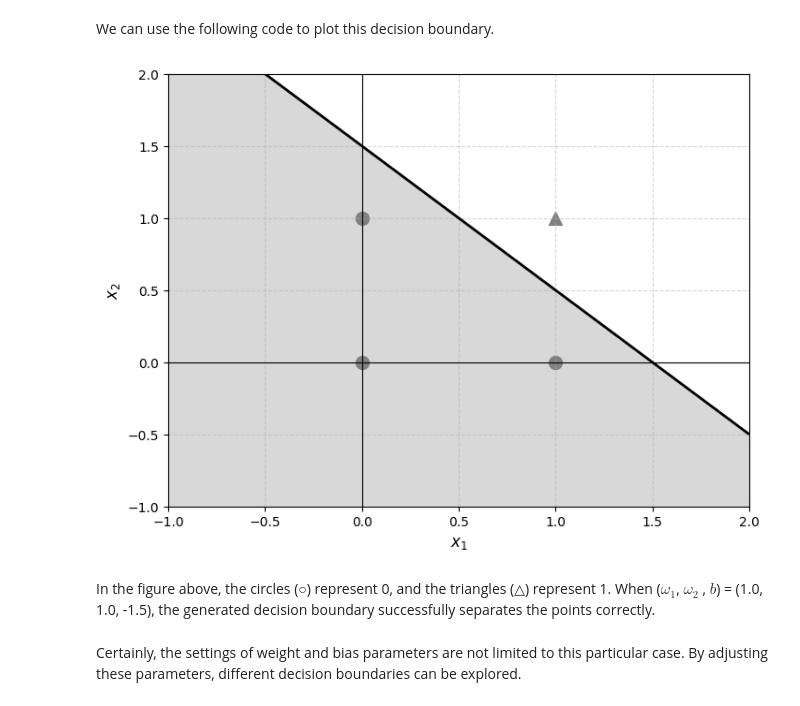
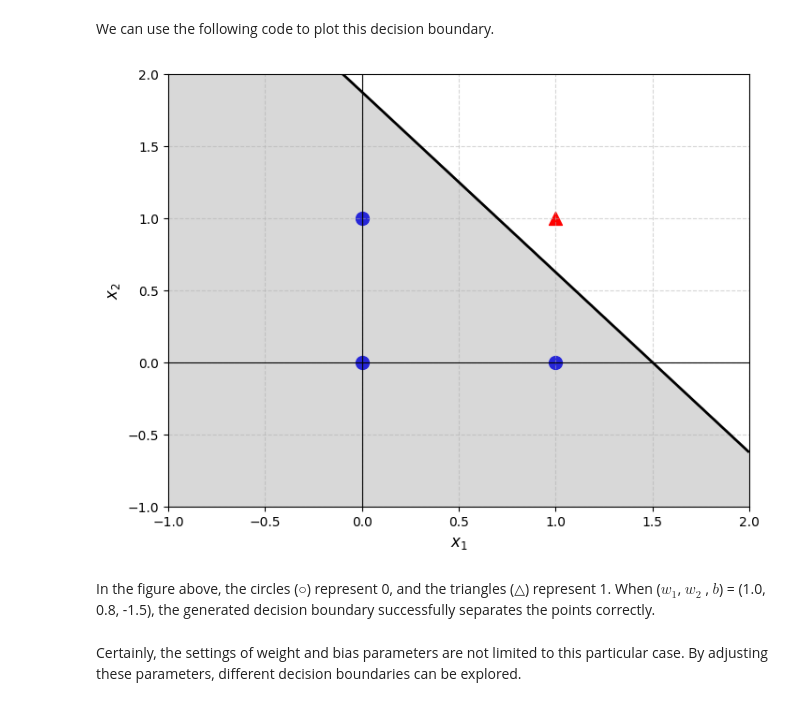
Before and after one commit to Bristol-Training/intro-to-ai, a Jupyter notebook: TheoryPart1/TheoryPart1_Boyi.ipynb, the cells around one changed output. Drawn from its saved outputs; the diff is of its cells as text; code cells hidden in the pictures.

```diff
--- a/TheoryPart1/TheoryPart1_Boyi.ipynb
+++ b/TheoryPart1/TheoryPart1_Boyi.ipynb
@@ -62,40 +62,40 @@ import matplotlib.pyplot as plt
 def draw_decision_boundary_and_gate(w1,w2,b):
     # Creating the plot
     plt.figure(figsize=(8, 6))
 
     # Plotting the data points
     point_pos_x1 = np.array([1])
     point_pos_x2 = np.array([1])
-    plt.scatter(point_pos_x1, point_pos_x2, color='gray', marker='^', s=100)
+    plt.scatter(point_pos_x1, point_pos_x2, color='red', marker='^', s=100)
     point_neg_x1 = np.array([0, 1,0])
     point_neg_x2 = np.array([1, 0,0])
-    plt.scatter(point_neg_x1, point_neg_x2, color='gray', marker='o', s=100)
+    plt.scatter(point_neg_x1, point_neg_x2, color='blue', marker='o', s=100)
 
     # Drawing the decision boundary
     x1_vals = np.linspace(-1, 2, 100)
     x2_vals = np.linspace(-1, 2, 100)
     x1, x2 = np.meshgrid(x1_vals, x2_vals)
     y = w1 * x1 + w2 * x2 + b
     plt.contour(x1, x2, y, levels=[0], colors='black',linewidths=2)
     plt.contourf(x1, x2, y, levels=[-np.inf, 0], colors='gray', alpha=0.3)
 
     # Plot settings
     plt.xlim(-1, 2)
     plt.ylim(-1, 2)
     plt.xlabel('$x_1$', fontsize=12)
     plt.ylabel('$x_2$', fontsize=12)
     plt.axhline(0, color='black', linewidth=0.8)
     plt.axvline(0, color='black', linewidth=0.8)
-    plt.grid(True, linestyle='--', alpha=0.5)
+    plt.grid(True, linestyle='--', alpha=0.3)
 
     # Displaying the plot
     plt.show()
 
-draw_decision_boundary_and_gate(w1=1,w2=1,b=-1.5)
+draw_decision_boundary_and_gate(w1=1,w2=0.8,b=-1.5)
 # %% [output]
-[figure, old version]
+[figure, new version]
 # %% [markdown]
-In the figure above, the circles (○) represent 0, and the triangles (△) represent 1. When ($\omega_1$, $\omega_2$ , $b$) = (1.0, 1.0, -1.5), the generated decision boundary successfully separates the points correctly.
+In the figure above, the circles (○) represent 0, and the triangles (△) represent 1. When ($w_1$, $w_2$ , $b$) = (1.0, 0.8, -1.5), the generated decision boundary successfully separates the points correctly.
 # %% [markdown]
 Certainly, the settings of weight and bias parameters are not limited to this particular case. By adjusting these parameters, different decision boundaries can be explored.
 # %% [markdown]
```
Also changed, not shown: parts of 8 cells of this notebook, 1 other file.
